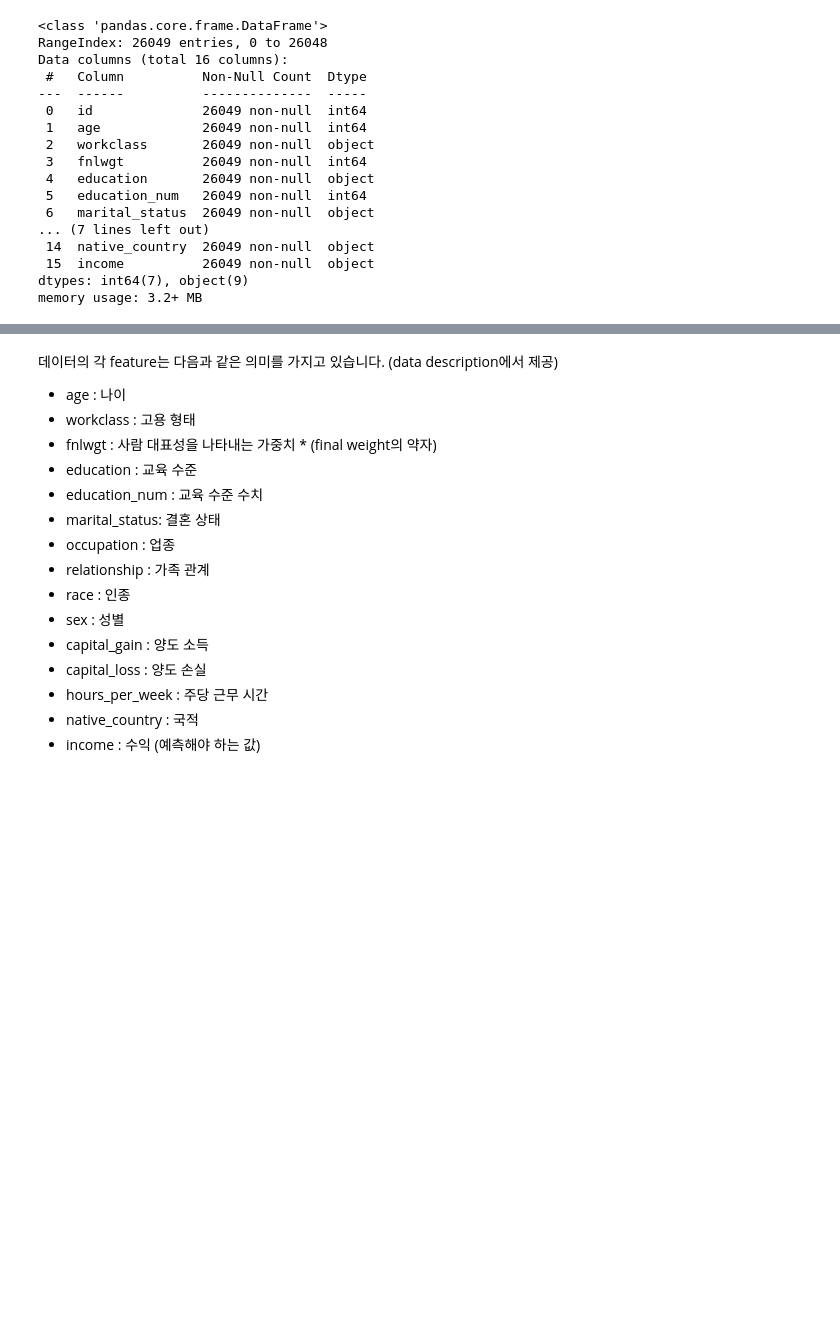
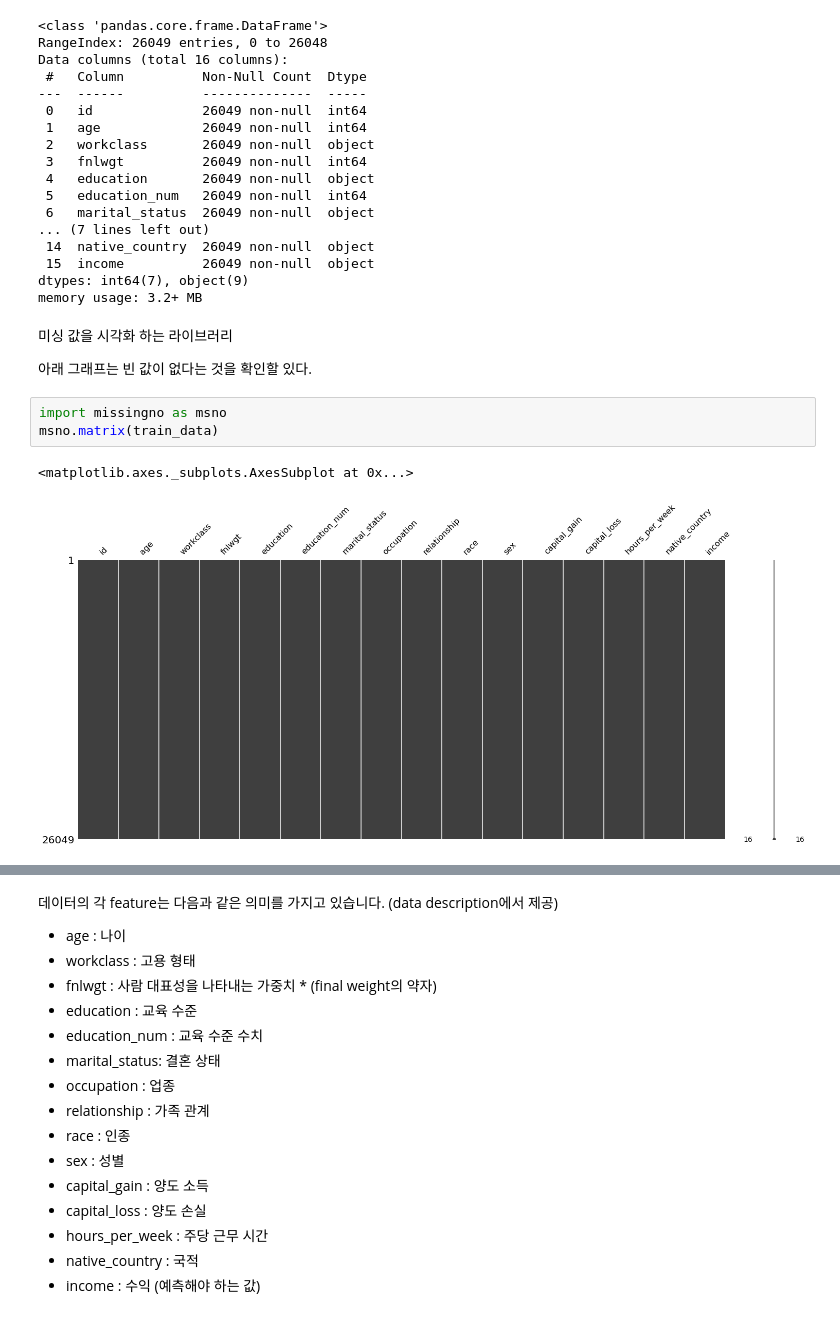
Before and after one commit to wiv33/A-Learning-python, a Jupyter notebook: machine-learning/_001_kaggle/_000_EDA_example.ipynb, the cells around one changed output, grey strips where cells are left out. Saved outputs shown, nothing was run; the diff lists cells and outputs as text; blank space fills up the shorter version.

```diff
--- a/machine-learning/_001_kaggle/_000_EDA_example.ipynb
+++ b/machine-learning/_001_kaggle/_000_EDA_example.ipynb
@@ -80,3 +85,13 @@ Data columns (total 16 columns):
  15  income          26049 non-null  object
 dtypes: int64(7), object(9)
 memory usage: 3.2+ MB
+# %% [markdown]
+미싱 값을 시각화 하는 라이브러리
+
+아래 그래프는 빈 값이 없다는 것을 확인할 있다.
+# %%
+import missingno as msno
+msno.matrix(train_data)
+# %% [output]
+<matplotlib.axes._subplots.AxesSubplot at 0x...>
+[figure, added]
```
Also changed, not shown: parts of 7 cells of this notebook.
